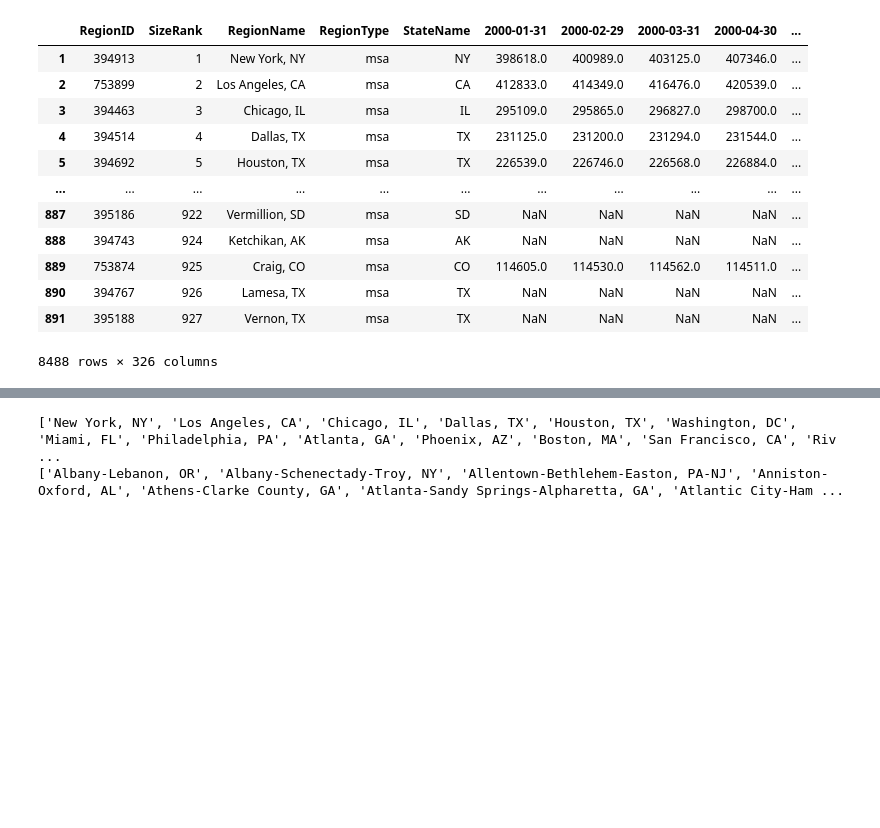
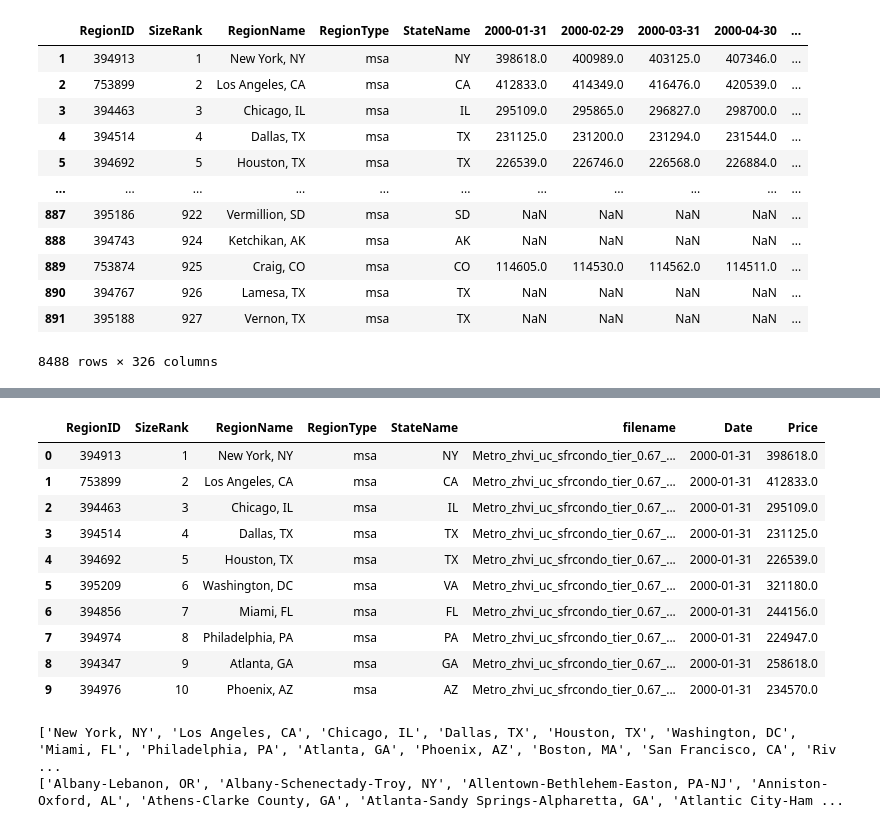
Before and after one commit to pmains/housing-permits, a Jupyter notebook: MSA_combine.ipynb, the cells around one changed output, grey strips where cells are left out. Drawn from its saved outputs; the diff is of its cells as text; code cells hidden in the pictures; blank space fills up the shorter version.

Commit message:
Melt dates/price to two columns

```diff
--- a/MSA_combine.ipynb
+++ b/MSA_combine.ipynb
@@ -129,6 +131,15 @@ for df in ZHVI_dfs:
     for column in columns:
         if column.startswith('2'):
             new_column = str(column)
-            new_columns.append(new_column[:new_column.find('-')]+new_column[new_column.find('-')+1:new_column.rfind('-')])
+            # Joan: can you please explain what this line does?
+            new_columns.append(
+                # What does this expression mean?
+                new_column[:new_column.find('-')] +
+                # And this one?
+                new_column[new_column.find('-') + 1:new_column.rfind('-')]
+            )
         else: new_columns.append(column)
     df.columns = new_columns
+# %%
+dumb_df = ZHVI_df.copy()
+dumb_df.head()
@@ -135,3 +154,21 @@ for df in ZHVI_dfs:
+# %%
+date_columns = [column for column in dumb_df.columns if re.match(r'\d{4}-\d{2}-\d{2}', column)]
+other_columns = [column for column in dumb_df.columns if not re.match(r'\d{4}-\d{2}-\d{2}', column)]
+melt_df = dumb_df.melt(id_vars=other_columns, value_vars=date_columns, var_name='Date', value_name='Price')
+
+melt_df.head(10)
+# %% [output]
+|  | RegionID | SizeRank | RegionName | RegionType | StateName | filename | Date | Price |
+| 0 | 394913 | 1 | New York, NY | msa | NY | Metro_zhvi_uc_sfrcondo_tier_0.67_... | 2000-01-31 | 398618.0 |
+| 1 | 753899 | 2 | Los Angeles, CA | msa | CA | Metro_zhvi_uc_sfrcondo_tier_0.67_... | 2000-01-31 | 412833.0 |
+| 2 | 394463 | 3 | Chicago, IL | msa | IL | Metro_zhvi_uc_sfrcondo_tier_0.67_... | 2000-01-31 | 295109.0 |
+| 3 | 394514 | 4 | Dallas, TX | msa | TX | Metro_zhvi_uc_sfrcondo_tier_0.67_... | 2000-01-31 | 231125.0 |
+| 4 | 394692 | 5 | Houston, TX | msa | TX | Metro_zhvi_uc_sfrcondo_tier_0.67_... | 2000-01-31 | 226539.0 |
+| 5 | 395209 | 6 | Washington, DC | msa | VA | Metro_zhvi_uc_sfrcondo_tier_0.67_... | 2000-01-31 | 321180.0 |
+| 6 | 394856 | 7 | Miami, FL | msa | FL | Metro_zhvi_uc_sfrcondo_tier_0.67_... | 2000-01-31 | 244156.0 |
+| 7 | 394974 | 8 | Philadelphia, PA | msa | PA | Metro_zhvi_uc_sfrcondo_tier_0.67_... | 2000-01-31 | 224947.0 |
+| 8 | 394347 | 9 | Atlanta, GA | msa | GA | Metro_zhvi_uc_sfrcondo_tier_0.67_... | 2000-01-31 | 258618.0 |
+| 9 | 394976 | 10 | Phoenix, AZ | msa | AZ | Metro_zhvi_uc_sfrcondo_tier_0.67_... | 2000-01-31 | 234570.0 |
 # %%
 ZHVI_msas = ZHVI_dfs[0]['RegionName'].unique().tolist()
 msa_msas = msa_dfs[0]['Name'].str.strip().unique().tolist()
```
Also changed, not shown: parts of 2 cells of this notebook.
